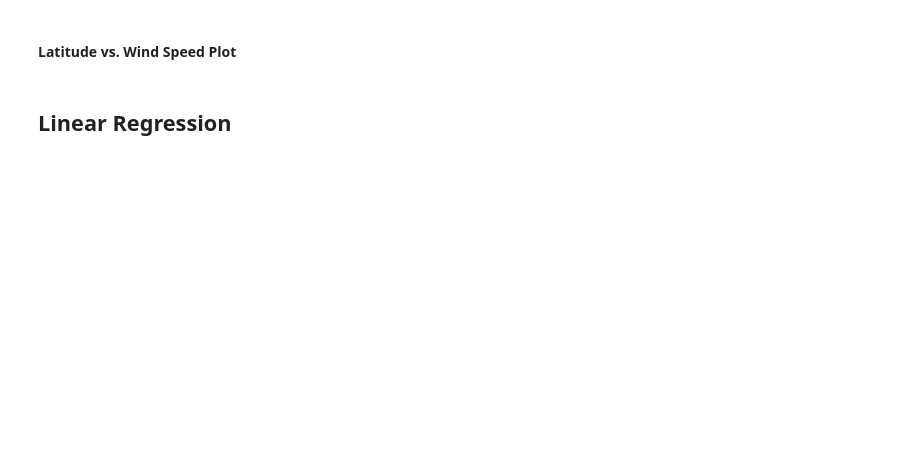
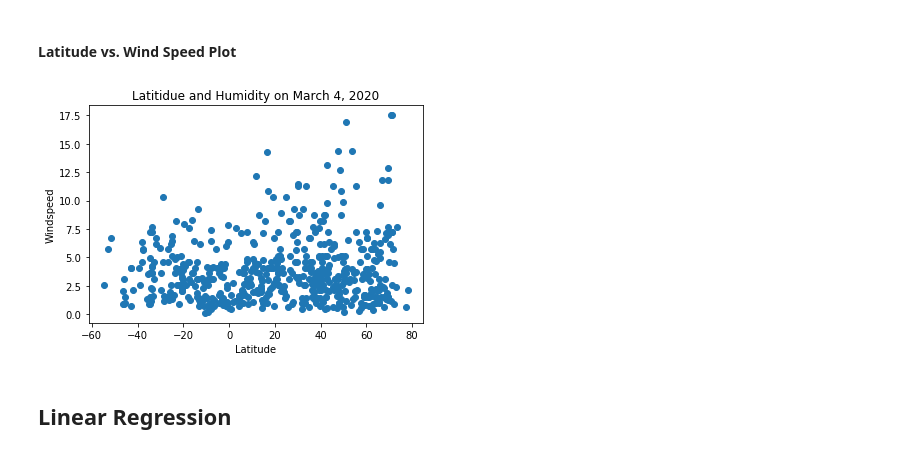
Before and after one commit to cjsheffler/api-homework, a Jupyter notebook: WeatherPy/WeatherPy.ipynb, the cells around one changed output. Saved outputs shown, nothing was run; the diff lists cells and outputs as text; code cells hidden in the pictures; blank space fills up the shorter version.

```diff
--- a/WeatherPy/WeatherPy.ipynb
+++ b/WeatherPy/WeatherPy.ipynb
@@ -146,5 +170,13 @@ display(cities)
 # %% [markdown]
 #### Latitude vs. Wind Speed Plot
+# %%
+plt.scatter(cities.Lat, cities.Windspeed)
+plt.title("Latitidue and Humidity on March 4, 2020")
+plt.xlabel("Latitude")
+plt.ylabel("Windspeed")
+plt.show()
+# %% [output]
+[figure, added]
 # %% [markdown]
 ## Linear Regression
 # %%
```
Also changed, not shown: parts of 16 cells of this notebook, 1 other file.
